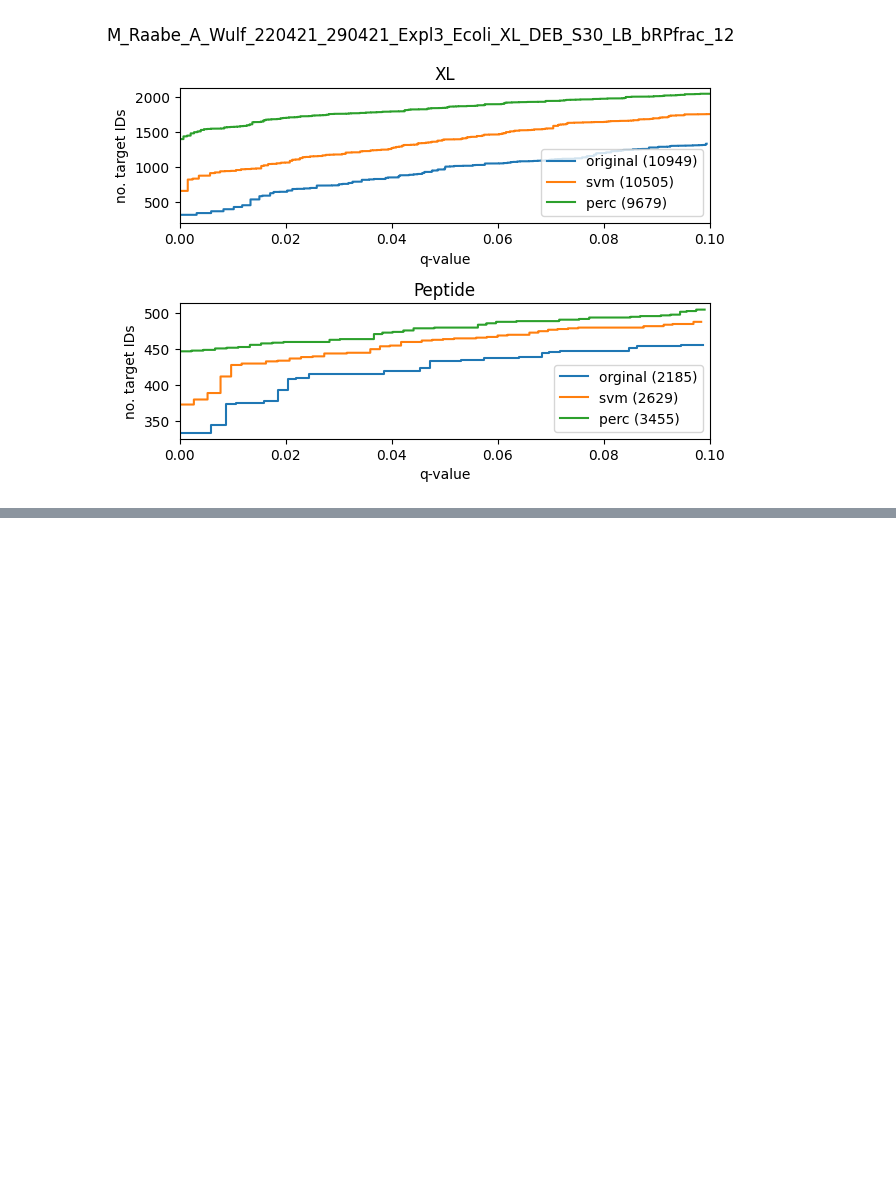
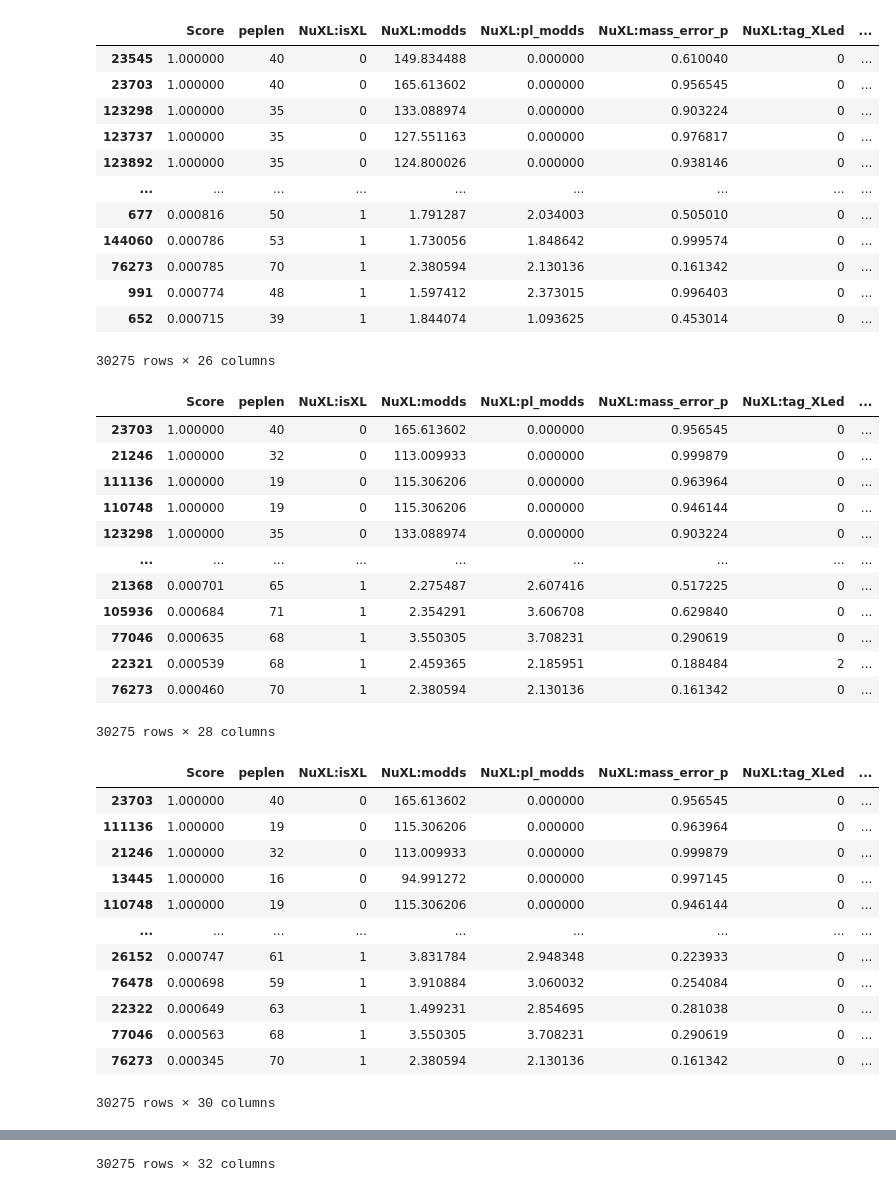
Before and after one commit to neelie01/Research-Project, a Jupyter notebook: src/plots.ipynb, the cells around one changed output, grey strips where cells are left out. Drawn from its saved outputs; the diff is of its cells as text; code cells hidden in the pictures; blank space fills up the shorter version.

```diff
--- a/src/plots.ipynb
+++ b/src/plots.ipynb
@@ -28,24 +25,43 @@ df_perc = pd.read_pickle(input_file_perc)
-# %%
-fig, axs = plt.subplots(2)
-axs[0].step(df_original.loc[(df_original['NuXL:isXL']== 1) & (df_original['class-specific_q-val']<= 0.1), 'class-specific_q-val'],df_original.loc[(df_original['NuXL:isXL']== 1) & (df_original['class-specific_q-val']<= 0.1), 'cum_target_id'], label=f"original ({len(df_original[df_original['NuXL:isXL']== 1])})")
-axs[1].step(df_original.loc[(df_original['NuXL:isXL']== 0) & (df_original['class-specific_q-val']<= 0.1), 'class-specific_q-val'],df_original.loc[(df_original['NuXL:isXL']== 0) & (df_original['class-specific_q-val']<= 0.1), 'cum_target_id'], label=f"orginal ({len(df_original[df_original['NuXL:isXL']== 0])})")
-axs[0].step(df_svm.loc[(df_svm['NuXL:isXL']== 1) & (df_svm['class-specific_q-val']<= 0.1), 'class-specific_q-val'],df_svm.loc[(df_svm['NuXL:isXL']== 1) & (df_svm['class-specific_q-val']<= 0.1), 'cum_target_id'], label=f"svm ({len(df_svm[df_svm['NuXL:isXL']== 1])})")
-axs[1].step(df_svm.loc[(df_svm['NuXL:isXL']== 0) & (df_svm['class-specific_q-val']<= 0.1), 'class-specific_q-val'],df_svm.loc[(df_svm['NuXL:isXL']== 0) & (df_svm['class-specific_q-val']<= 0.1), 'cum_target_id'], label=f"svm ({len(df_svm[df_svm['NuXL:isXL']== 0])})")
-axs[0].step(df_perc.loc[(df_perc['NuXL:isXL']== 1) & (df_perc['class-specific_q-val']<= 0.1), 'class-specific_q-val'],df_perc.loc[(df_perc['NuXL:isXL']== 1) & (df_perc['class-specific_q-val']<= 0.1), 'cum_target_id'], label=f"{dataset[i]['comparison']} ({len(df_perc[df_perc['NuXL:isXL']== 1])})")
-axs[1].step(df_perc.loc[(df_perc['NuXL:isXL']== 0) & (df_perc['class-specific_q-val']<= 0.1), 'class-specific_q-val'],df_perc.loc[(df_perc['NuXL:isXL']== 0) & (df_perc['class-specific_q-val']<= 0.1), 'cum_target_id'], label=f"{dataset[i]['comparison']} ({len(df_perc[df_perc['NuXL:isXL']== 0])})")
-axs[0].set_xlim(0,0.1)
-axs[1].set_xlim(0,0.1)
-axs[0].set_title("XL")
-axs[1].set_title("Peptide")
-axs[0].set_xlabel("q-value")
-axs[1].set_xlabel("q-value")
-axs[0].set_ylabel("no. target IDs")
-axs[1].set_ylabel("no. target IDs")
-axs[0].legend()
-axs[1].legend()
-fig.suptitle(dataset[i]['name'])
-fig.tight_layout()
-plt.savefig(f"../results/{dataset[i]['type']}/{dataset[i]['name']}.png")
-plt.show()
-# %% [output]
-[figure, removed]
+# %%
+for df in dfs_svm:
+    display(df)
+# %% [output]
+|  | Score | peplen | NuXL:isXL | NuXL:modds | NuXL:pl_modds | NuXL:mass_error_p | NuXL:tag_XLed | ... |
+| 23545 | 1.000000 | 40 | 0 | 149.834488 | 0.000000 | 0.610040 | 0 | ... |
+| 23703 | 1.000000 | 40 | 0 | 165.613602 | 0.000000 | 0.956545 | 0 | ... |
+| 123298 | 1.000000 | 35 | 0 | 133.088974 | 0.000000 | 0.903224 | 0 | ... |
+| 123737 | 1.000000 | 35 | 0 | 127.551163 | 0.000000 | 0.976817 | 0 | ... |
+| 123892 | 1.000000 | 35 | 0 | 124.800026 | 0.000000 | 0.938146 | 0 | ... |
+| ... | ... | ... | ... | ... | ... | ... | ... | ... |
+| 677 | 0.000816 | 50 | 1 | 1.791287 | 2.034003 | 0.505010 | 0 | ... |
+| 144060 | 0.000786 | 53 | 1 | 1.730056 | 1.848642 | 0.999574 | 0 | ... |
+| 76273 | 0.000785 | 70 | 1 | 2.380594 | 2.130136 | 0.161342 | 0 | ... |
+| 991 | 0.000774 | 48 | 1 | 1.597412 | 2.373015 | 0.996403 | 0 | ... |
+| 652 | 0.000715 | 39 | 1 | 1.844074 | 1.093625 | 0.453014 | 0 | ... |
+30275 rows × 26 columns
+|  | Score | peplen | NuXL:isXL | NuXL:modds | NuXL:pl_modds | NuXL:mass_error_p | NuXL:tag_XLed | ... |
+| 23703 | 1.000000 | 40 | 0 | 165.613602 | 0.000000 | 0.956545 | 0 | ... |
+| 21246 | 1.000000 | 32 | 0 | 113.009933 | 0.000000 | 0.999879 | 0 | ... |
+| 111136 | 1.000000 | 19 | 0 | 115.306206 | 0.000000 | 0.963964 | 0 | ... |
+| 110748 | 1.000000 | 19 | 0 | 115.306206 | 0.000000 | 0.946144 | 0 | ... |
+| 123298 | 1.000000 | 35 | 0 | 133.088974 | 0.000000 | 0.903224 | 0 | ... |
+| ... | ... | ... | ... | ... | ... | ... | ... | ... |
+| 21368 | 0.000701 | 65 | 1 | 2.275487 | 2.607416 | 0.517225 | 0 | ... |
+| 105936 | 0.000684 | 71 | 1 | 2.354291 | 3.606708 | 0.629840 | 0 | ... |
+| 77046 | 0.000635 | 68 | 1 | 3.550305 | 3.708231 | 0.290619 | 0 | ... |
+| 22321 | 0.000539 | 68 | 1 | 2.459365 | 2.185951 | 0.188484 | 2 | ... |
+| 76273 | 0.000460 | 70 | 1 | 2.380594 | 2.130136 | 0.161342 | 0 | ... |
+30275 rows × 28 columns
+|  | Score | peplen | NuXL:isXL | NuXL:modds | NuXL:pl_modds | NuXL:mass_error_p | NuXL:tag_XLed | ... |
+| 23703 | 1.000000 | 40 | 0 | 165.613602 | 0.000000 | 0.956545 | 0 | ... |
+| 111136 | 1.000000 | 19 | 0 | 115.306206 | 0.000000 | 0.963964 | 0 | ... |
+| 21246 | 1.000000 | 32 | 0 | 113.009933 | 0.000000 | 0.999879 | 0 | ... |
+| 13445 | 1.000000 | 16 | 0 | 94.991272 | 0.000000 | 0.997145 | 0 | ... |
+| 110748 | 1.000000 | 19 | 0 | 115.306206 | 0.000000 | 0.946144 | 0 | ... |
+| ... | ... | ... | ... | ... | ... | ... | ... | ... |
+| 26152 | 0.000747 | 61 | 1 | 3.831784 | 2.948348 | 0.223933 | 0 | ... |
+| 76478 | 0.000698 | 59 | 1 | 3.910884 | 3.060032 | 0.254084 | 0 | ... |
+| 22322 | 0.000649 | 63 | 1 | 1.499231 | 2.854695 | 0.281038 | 0 | ... |
+| 77046 | 0.000563 | 68 | 1 | 3.550305 | 3.708231 | 0.290619 | 0 | ... |
+| 76273 | 0.000345 | 70 | 1 | 2.380594 | 2.130136 | 0.161342 | 0 | ... |
+30275 rows × 30 columns
@@ -51,0 +80 @@ plt.show()
+30275 rows × 32 columns
```
Also changed, not shown: parts of 10 cells of this notebook, 1 other file.
